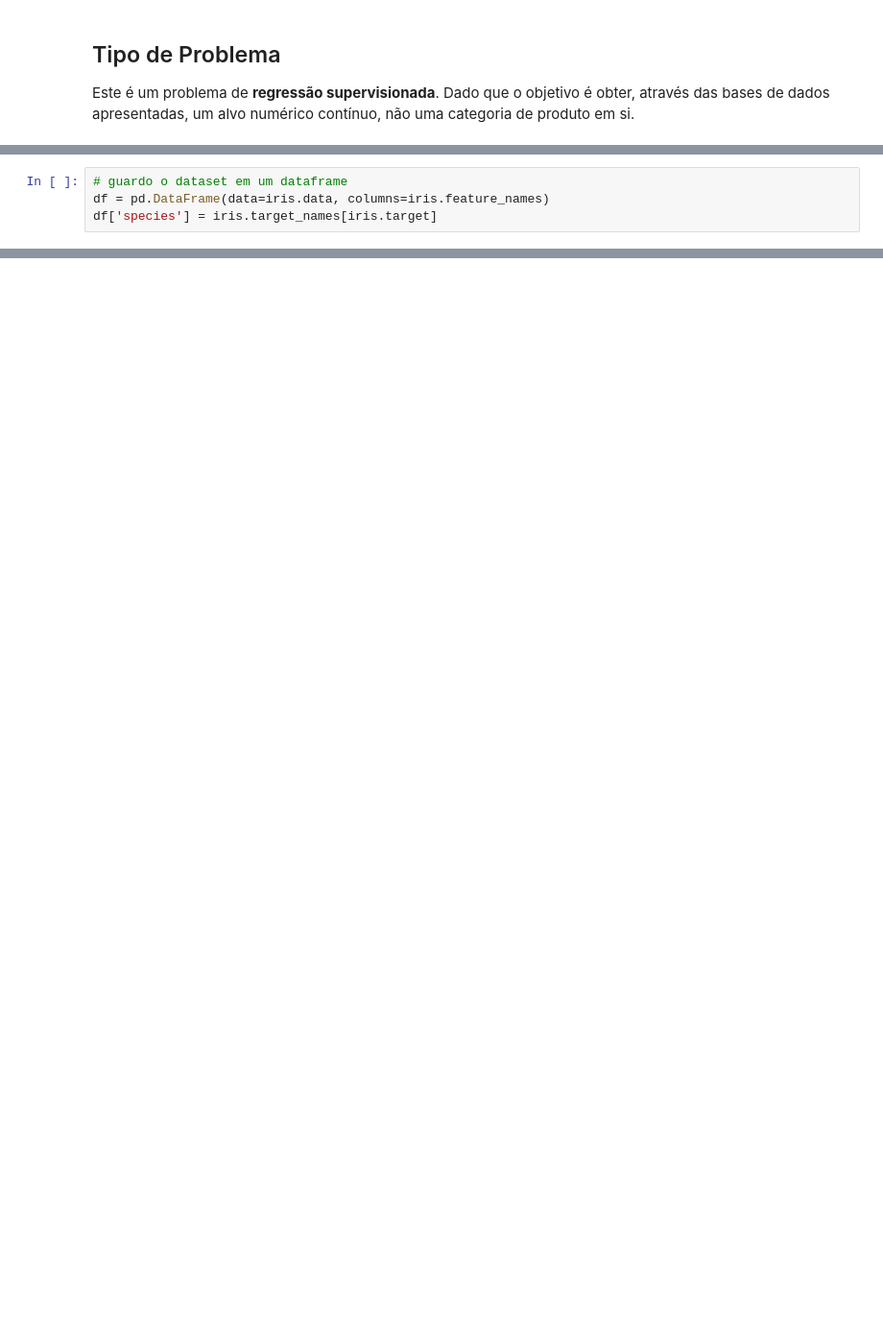
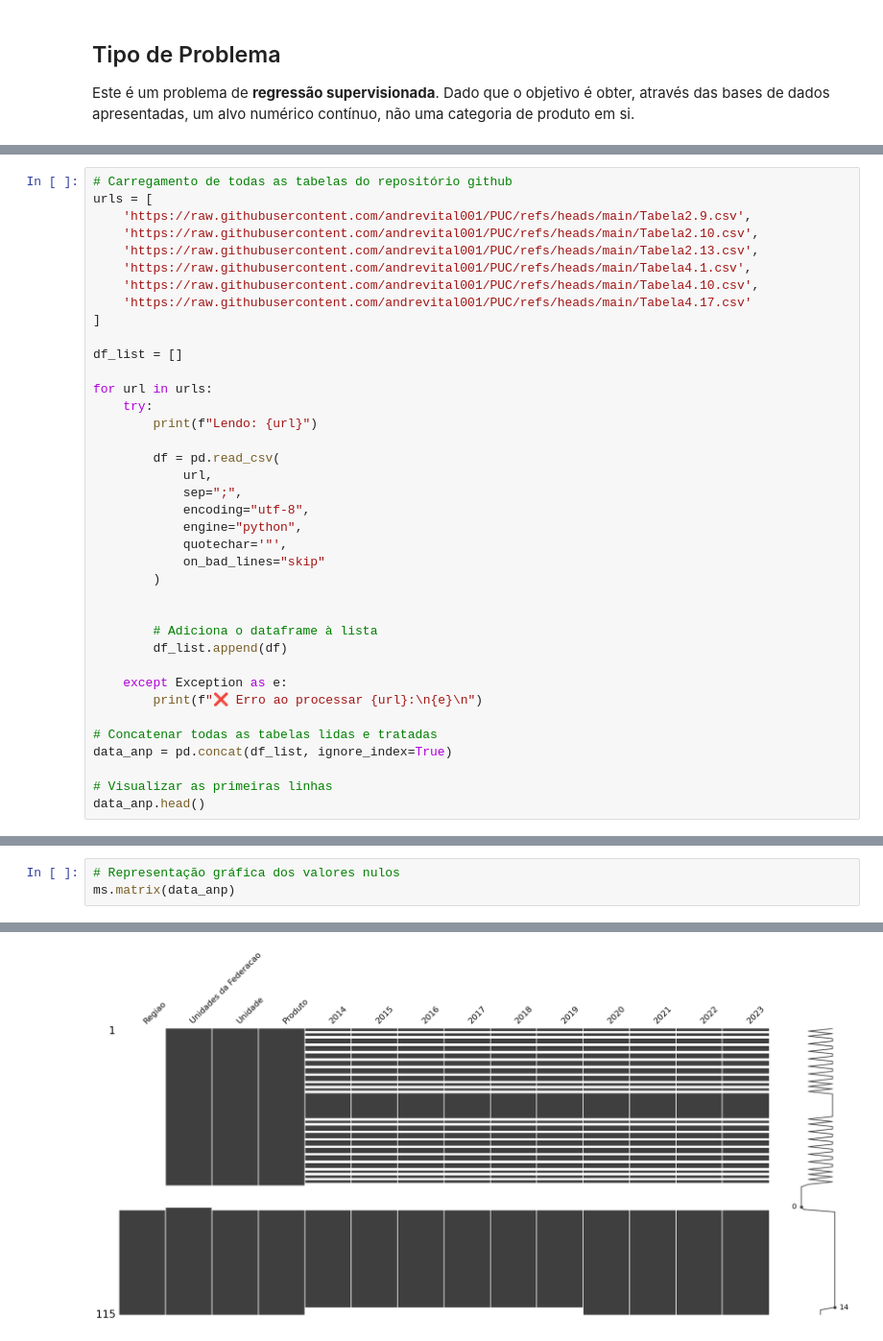
Before and after one commit to andrevital001/PUC, a Jupyter notebook: MVP_André_Vital.ipynb, the cells around one changed output, grey strips where cells are left out. Shown at 96% size. Cells and saved outputs as stored; diff of their text form; blank space fills up the shorter version.

```diff
--- a/MVP_André_Vital.ipynb
+++ b/MVP_André_Vital.ipynb
@@ -82,4 +45,0 @@ iris = load_iris()
-# %%
-# guardo o dataset em um dataframe
-df = pd.DataFrame(data=iris.data, columns=iris.feature_names)
-df['species'] = iris.target_names[iris.target]
@@ -421,0 +80,38 @@ As três hipóteses levantadas foram validadas:
+# %%
+# Carregamento de todas as tabelas do repositório github
+urls = [
+    'https://raw.githubusercontent.com/andrevital001/PUC/refs/heads/main/Tabela2.9.csv',
+    'https://raw.githubusercontent.com/andrevital001/PUC/refs/heads/main/Tabela2.10.csv',
+    'https://raw.githubusercontent.com/andrevital001/PUC/refs/heads/main/Tabela2.13.csv',
+    'https://raw.githubusercontent.com/andrevital001/PUC/refs/heads/main/Tabela4.1.csv',
+    'https://raw.githubusercontent.com/andrevital001/PUC/refs/heads/main/Tabela4.10.csv',
+    'https://raw.githubusercontent.com/andrevital001/PUC/refs/heads/main/Tabela4.17.csv'
+]
+
+df_list = []
+
+for url in urls:
+    try:
+        print(f"Lendo: {url}")
+
+        df = pd.read_csv(
+            url,
+            sep=";",
+            encoding="utf-8",
+            engine="python",
+            quotechar='"',
+            on_bad_lines="skip"
+        )
+
+
+        # Adiciona o dataframe à lista
+        df_list.append(df)
+
+    except Exception as e:
+        print(f"❌ Erro ao processar {url}:\n{e}\n")
+
+# Concatenar todas as tabelas lidas e tratadas
+data_anp = pd.concat(df_list, ignore_index=True)
+
+# Visualizar as primeiras linhas
+data_anp.head()
@@ -421,0 +157,4 @@ As três hipóteses levantadas foram validadas:
+# %%
+# Representação gráfica dos valores nulos
+ms.matrix(data_anp)
+# %% [output]
@@ -421,0 +162 @@ As três hipóteses levantadas foram validadas:
+[figure, added]
```
Also changed, not shown: parts of 115 cells of this notebook.
